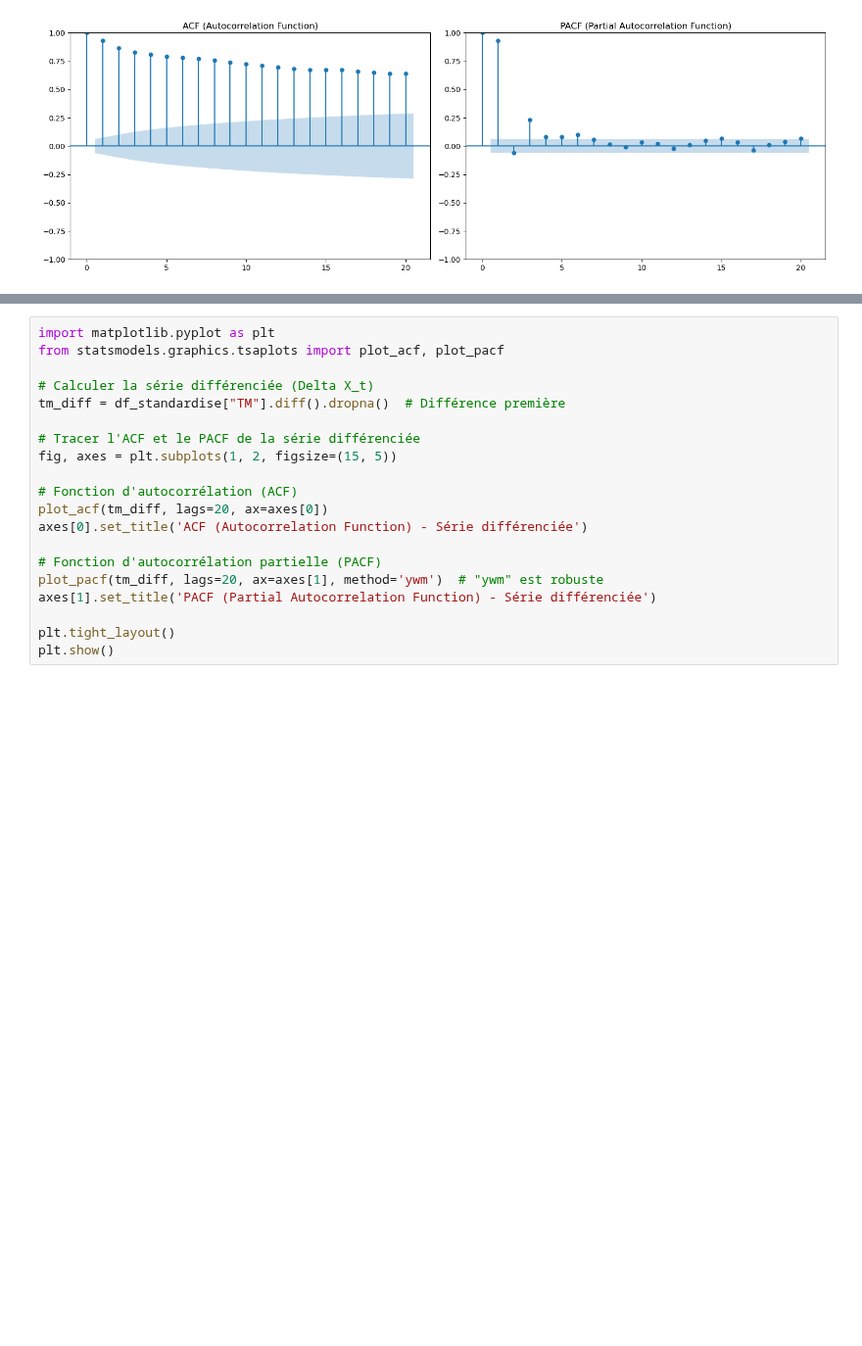
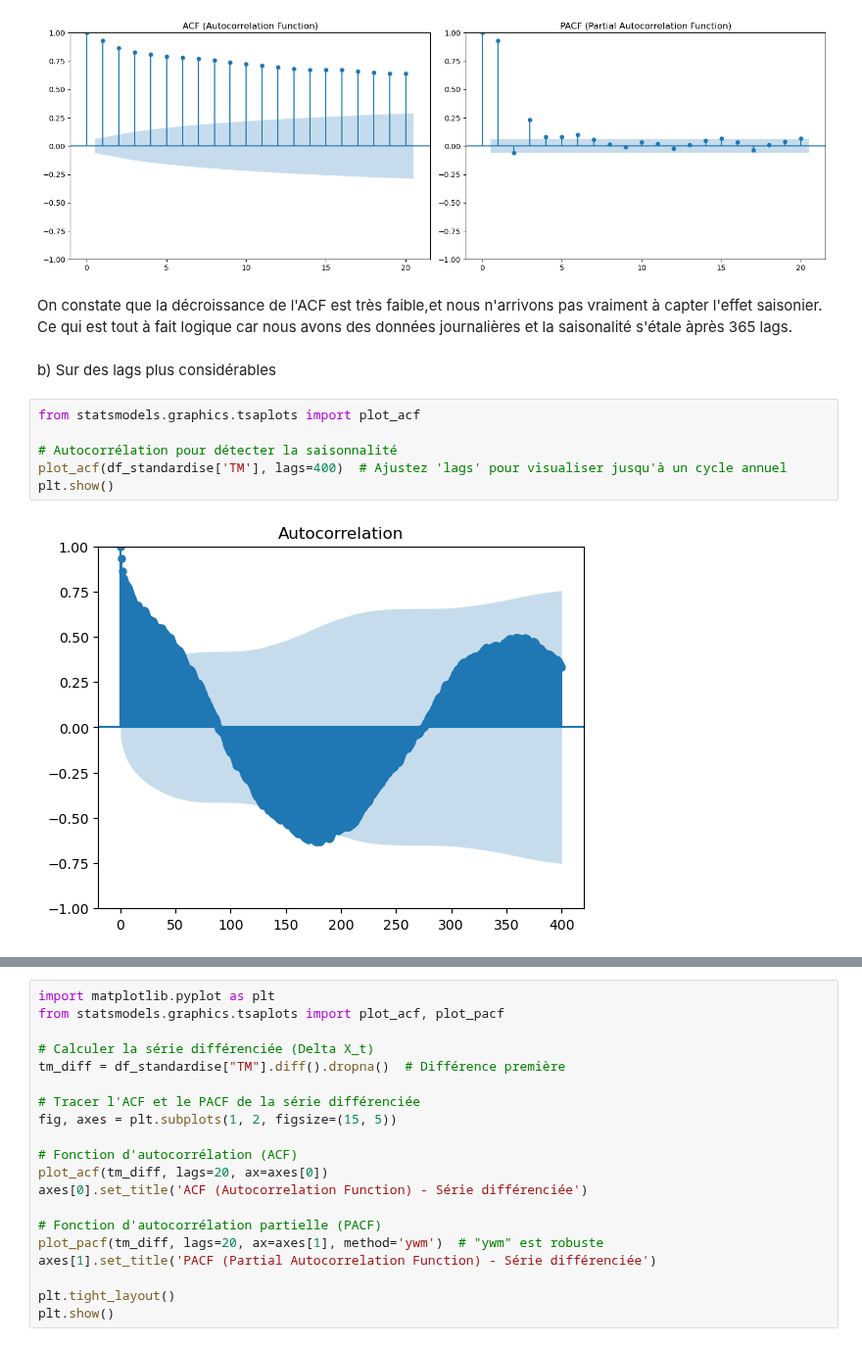
Before and after one commit to laureineCompaore/ProjetPython, a Jupyter notebook: Modélisation_paloma.ipynb, the cells around one changed output, grey strips where cells are left out. Shown at 98% size. Saved outputs shown, nothing was run; the diff lists cells and outputs as text; blank space fills up the shorter version.

```diff
--- a/Modélisation_paloma.ipynb
+++ b/Modélisation_paloma.ipynb
@@ -354,3 +401,15 @@ plt.tight_layout()
 plt.show()
 # %% [output]
 [figure]
+# %% [markdown]
+On constate que la décroissance de l'ACF est très faible,et nous n'arrivons pas vraiment à capter l'effet saisonier. Ce qui est tout à fait logique car nous avons des données journalières et la saisonalité s'étale àprès 365 lags.
+# %% [markdown]
+b) Sur des lags plus considérables
+# %%
+from statsmodels.graphics.tsaplots import plot_acf
+
+# Autocorrélation pour détecter la saisonnalité
+plot_acf(df_standardise['TM'], lags=400)  # Ajustez 'lags' pour visualiser jusqu'à un cycle annuel
+plt.show()
+# %% [output]
+[figure, added]
```
Also changed, not shown: parts of 15 cells of this notebook.
